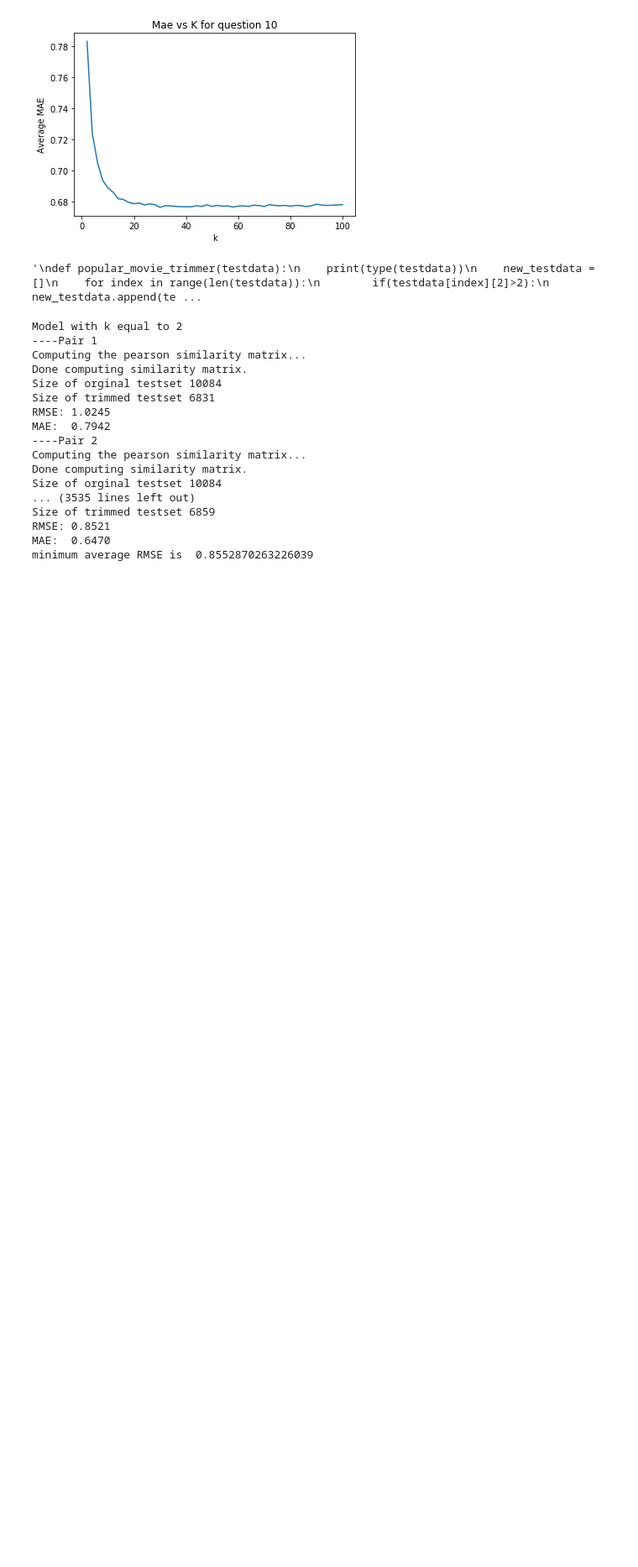
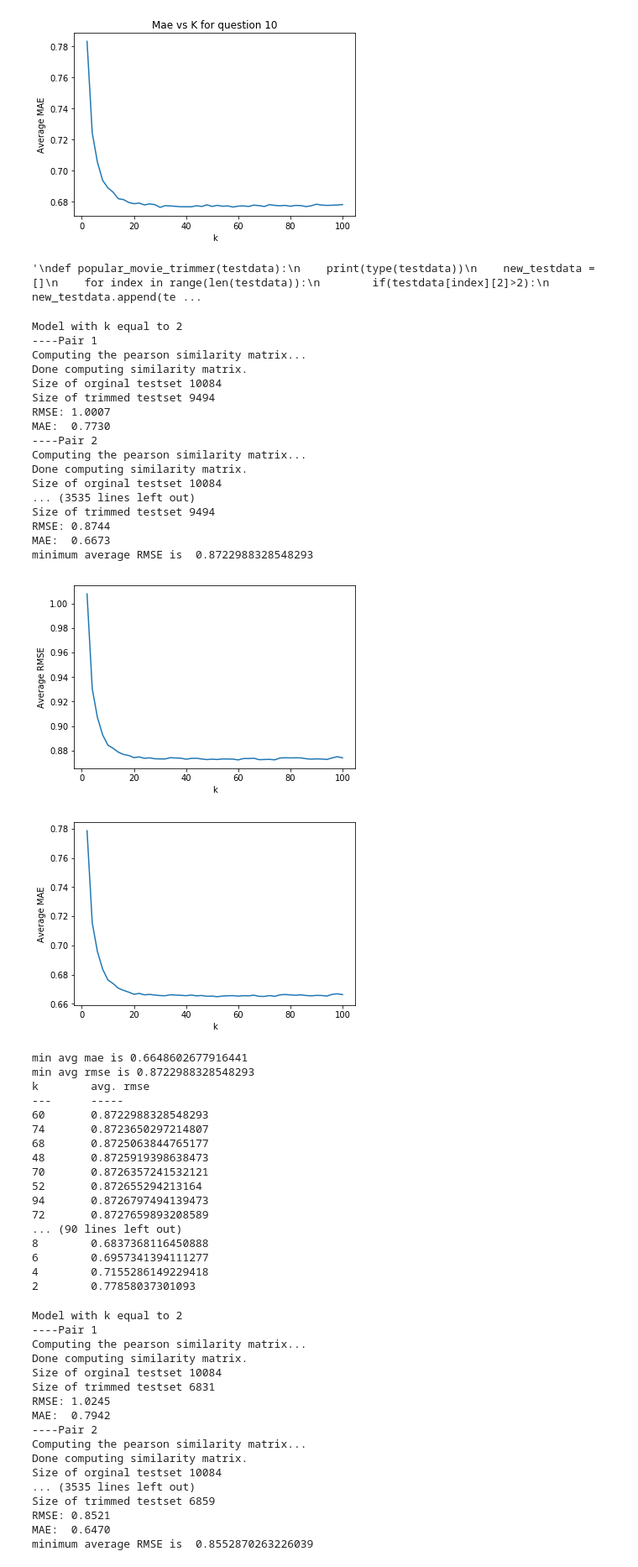
Before and after one commit to rupadevan94/large-scale-data-mining, a Jupyter notebook: Project3_1-29.ipynb, the cells around one changed output. Shown at 84% size. Drawn from its saved outputs; the diff is of its cells as text; code cells hidden in the pictures; blank space fills up the shorter version.

```diff
--- a/Project3_1-29.ipynb
+++ b/Project3_1-29.ipynb
@@ -419,6 +472,48 @@ def knn_train(trimmer):
         #print('idx is', idx[i])
         #print('k is',factor_values[idx[i]])
         print(k_values[idx[i]], '\t', A[i])
+# %%
+reader = Reader(line_format="user item rating timestamp", sep=',',skip_lines=1)
+# Load the data from the file using the reader format
+data = Dataset.load_from_file('ml-latest-small/ml-latest-small/ratings.csv', reader=reader)
+knn_train(getPopular_new)
+# %% [output]
+Model with k equal to 2
+----Pair 1
+Computing the pearson similarity matrix...
+Done computing similarity matrix.
+Size of orginal testset 10084
+Size of trimmed testset 9494
+RMSE: 1.0007
+MAE:  0.7730
+----Pair 2
+Computing the pearson similarity matrix...
+Done computing similarity matrix.
+Size of orginal testset 10084
+... (3535 lines left out)
+Size of trimmed testset 9494
+RMSE: 0.8744
+MAE:  0.6673
+minimum average RMSE is  0.8722988328548293
+[figure, added]
+[figure, added]
+min avg mae is 0.6648602677916441
+min avg rmse is 0.8722988328548293
+k        avg. rmse
+---      -----
+60       0.8722988328548293
+74       0.8723650297214807
+68       0.8725063844765177
+48       0.8725919398638473
+70       0.8726357241532121
+52       0.872655294213164
+94       0.8726797494139473
+72       0.8727659893208589
+... (90 lines left out)
+8        0.6837368116450888
+6        0.6957341394111277
+4        0.7155286149229418
+2        0.77858037301093
 # %%
 #Question 12
 knn_train(getPopular)
```
Also changed, not shown: parts of 11 cells of this notebook.
